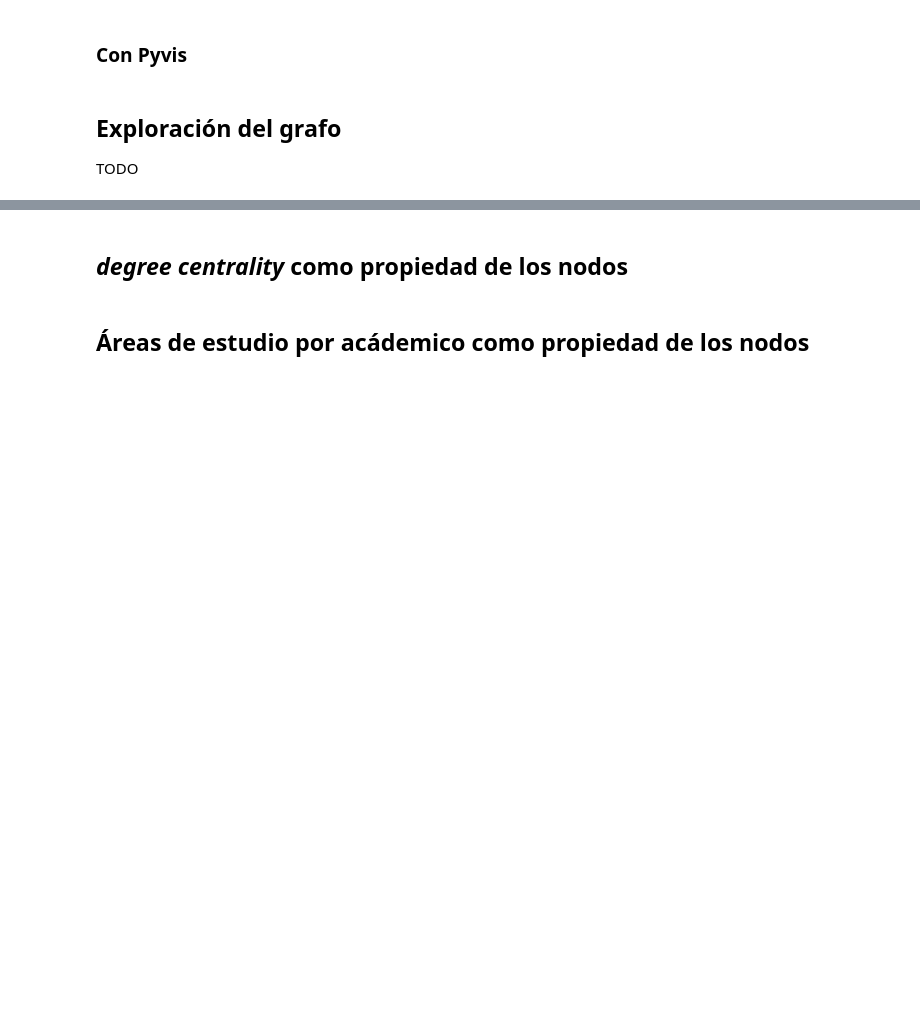
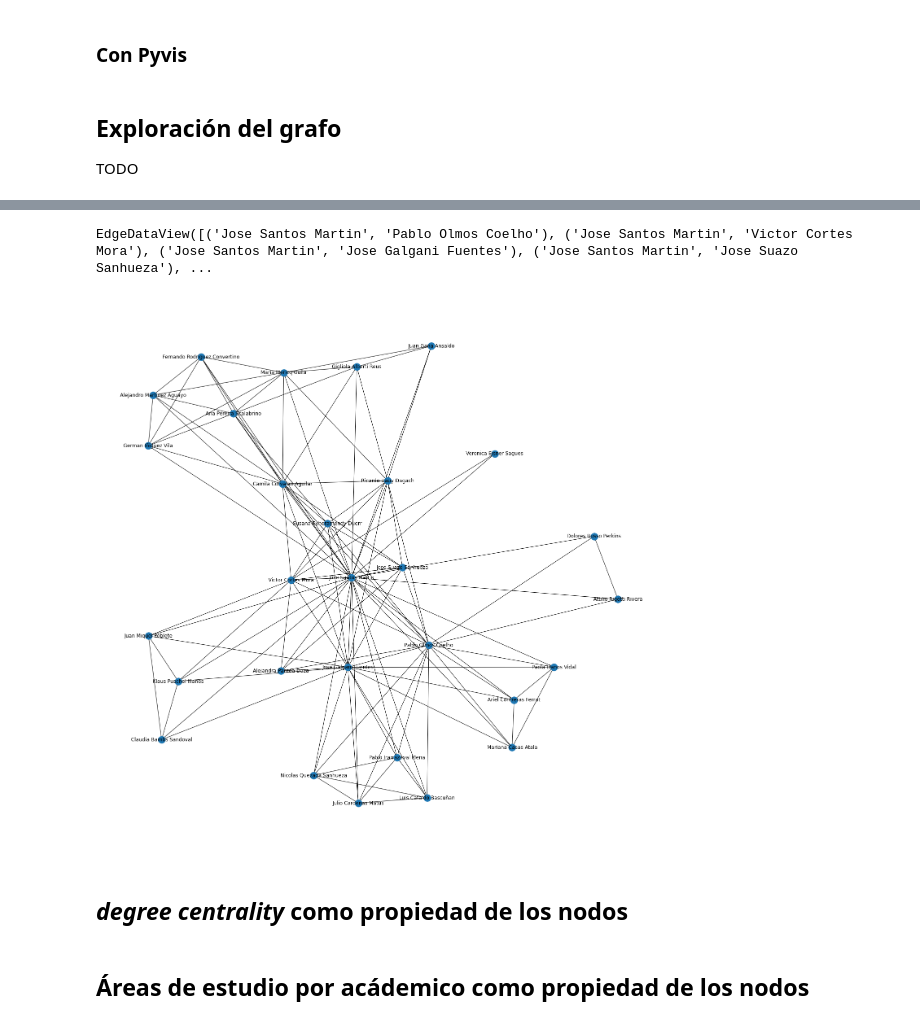
Before and after one commit to Orion89/fondecyt, a Jupyter notebook: proyectos_fondecyt.ipynb, the cells around one changed output, grey strips where cells are left out. Drawn from its saved outputs; the diff is of its cells as text; code cells hidden in the pictures; blank space fills up the shorter version.

```diff
--- a/proyectos_fondecyt.ipynb
+++ b/proyectos_fondecyt.ipynb
@@ -677,3 +729,20 @@ TODO
+# %%
+G_researches.edges('Jose Santos Martin')
+# %% [output]
+EdgeDataView([('Jose Santos Martin', 'Pablo Olmos Coelho'), ('Jose Santos Martin', 'Victor Cortes Mora'), ('Jose Santos Martin', 'Jose Galgani Fuentes'), ('Jose Santos Martin', 'Jose Suazo Sanhueza'), ...
+# %%
+neighbors_jsm = []
+for edge in G_researches.edges(['Jose Santos Martin']):
+    for researcher in edge:
+        neighbors_jsm.append(researcher)
+
+neighbors_jsm = list(set(neighbors_jsm))
+# %%
+fig, ax = plt.subplots(figsize=(25, 25))
+subgrafo = G_researches.subgraph(neighbors_jsm)
+nx.draw(subgrafo, with_labels=True)
+# %% [output]
+[figure, added]
 # %% [markdown]
 ## *degree centrality* como propiedad de los nodos
 # %%
```
Also changed, not shown: parts of 6 cells of this notebook, 1 other file.
